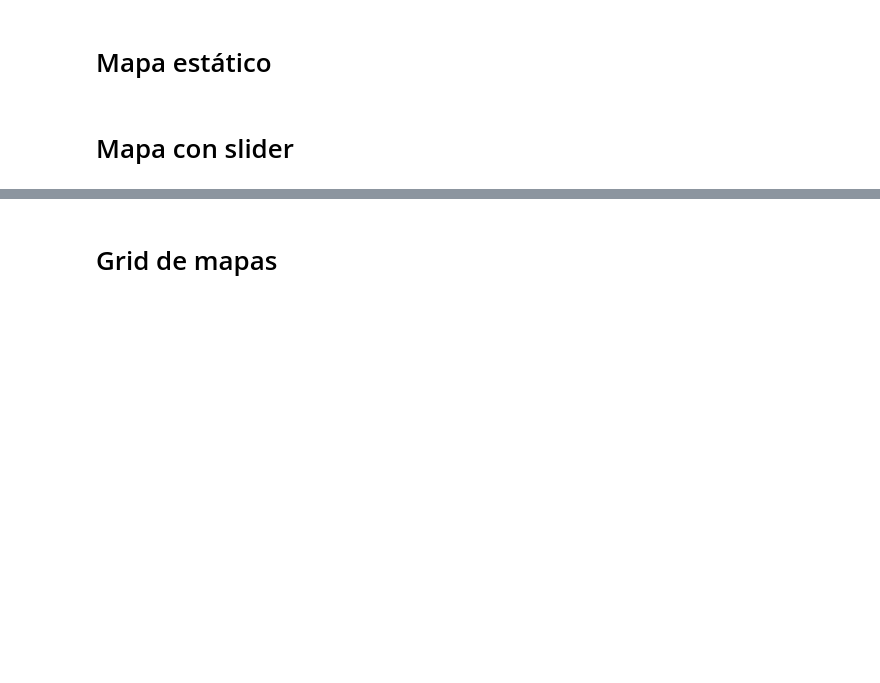
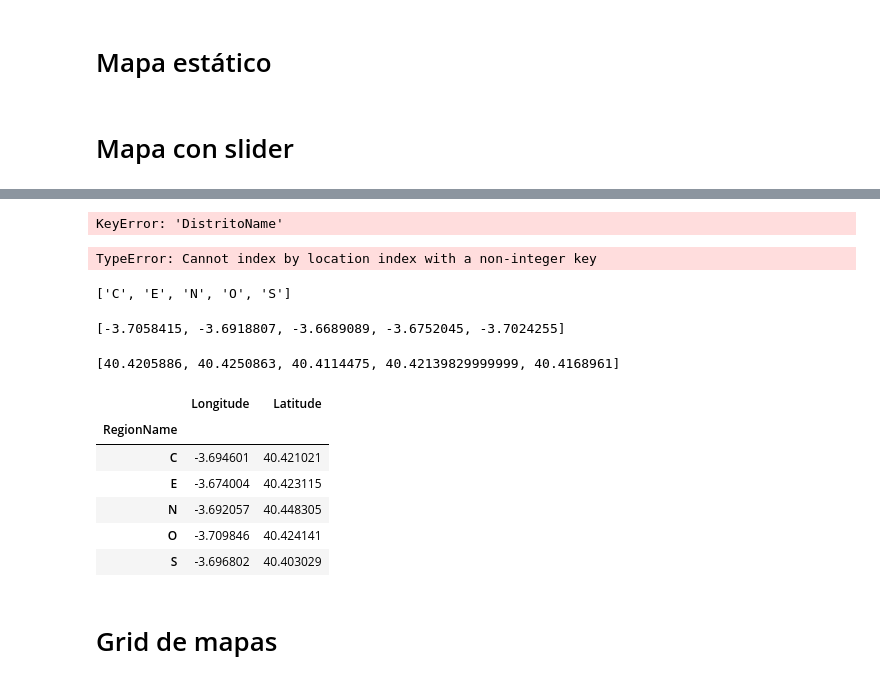
Before and after one commit to JBenitoL/JBicisPro, a Jupyter notebook: Codigos/MapsPlotlyV3.ipynb, the cells around one changed output, grey strips where cells are left out. Drawn from its saved outputs; the diff is of its cells as text; code cells hidden in the pictures; blank space fills up the shorter version.

```diff
--- a/Codigos/MapsPlotlyV3.ipynb
+++ b/Codigos/MapsPlotlyV3.ipynb
@@ -158,0 +213,4 @@ fig.update_layout(
+# %%
+Decode = Decoder('../DataFrames/DatosEstaticos.txt')
+Est = Decode._obj
+Est.reset_index()[['ID', 'RegionName']].groupby(by='RegionName').count()
@@ -158,0 +225,12 @@ fig.update_layout(
+# %%
+Est[['Latitude', 'RegionName']].groupby(by='DistritoName').mean()
+# %% [output]
+KeyError: 'DistritoName'
+# %%
+toPlot = Stations.Ploteo(df.iloc[0], Decode)
+# %% [output]
+TypeError: Cannot index by location index with a non-integer key
+# %%
+toPlot.Index
+# %% [output]
+['C', 'E', 'N', 'O', 'S']
@@ -159,3 +280,21 @@ fig.update_layout(
+# %%
+toPlot.Longitude
+# %% [output]
+[-3.7058415, -3.6918807, -3.6689089, -3.6752045, -3.7024255]
+# %%
+toPlot.Latitude
+# %% [output]
+[40.4205886, 40.4250863, 40.4114475, 40.42139829999999, 40.4168961]
+# %%
+Est[['Longitude','Latitude', 'RegionName']].groupby(by='RegionName').mean()
+# %% [output]
+|  | Longitude | Latitude |
+| RegionName |  |  |
+| C | -3.694601 | 40.421021 |
+| E | -3.674004 | 40.423115 |
+| N | -3.692057 | 40.448305 |
+| O | -3.709846 | 40.424141 |
+| S | -3.696802 | 40.403029 |
 # %% [markdown]
 # Grid de mapas
 # %% [markdown]
```
Also changed, not shown: parts of 7 cells of this notebook, 4 other files.
